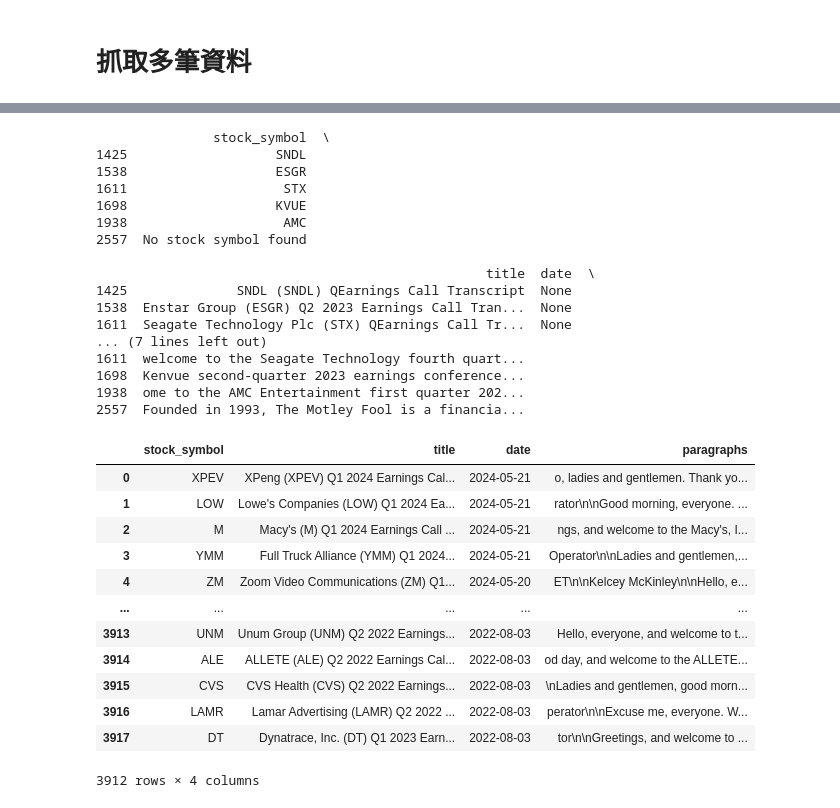
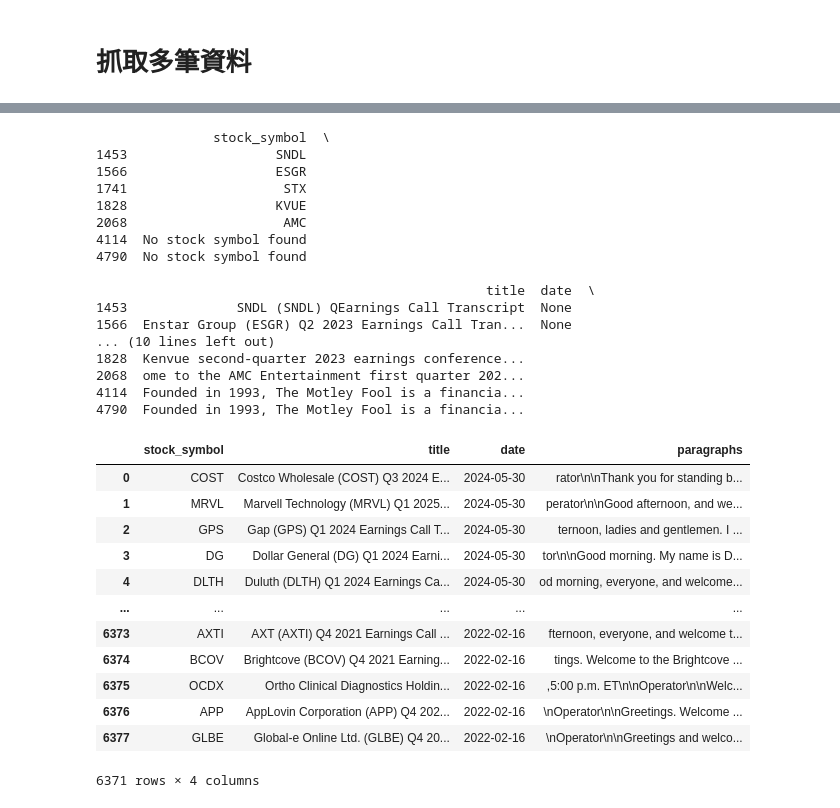
Before and after one commit to WangZiRongPraetorianGuard/earnings-call-predict-stock-price-movement, a Jupyter notebook: data_acquisition.ipynb, the cells around one changed output, grey strips where cells are left out. Drawn from its saved outputs; the diff is of its cells as text; code cells hidden in the pictures.

Commit message:
update data acquisition code

```diff
--- a/data_acquisition.ipynb
+++ b/data_acquisition.ipynb
@@ -317,0 +277,4 @@ df
+# %%
+import pandas as pd
+df = pd.read_csv('scraping_data/0531_no_label_data.csv')
+df
@@ -318,62 +295,66 @@ df
 # %%
 # 嘗試將日期解析為 datetime，如果失敗則設為 NaT
 import pandas as pd
 from datetime import datetime
 
 convert_date_df = df.copy()
 
 # 自定義日期轉換函數
 def convert_date(date_str):
-    try:
-        # 定義日期格式
-        date_obj = datetime.strptime(date_str, "%b %d, %Y")
-        # 轉換為所需格式
-        return date_obj.strftime("%Y-%m-%d")
-    except ValueError:
-        # 返回 None 或其他值以表示轉換失敗
+    if isinstance(date_str, str):
+        try:
+            # 定義日期格式
+            date_obj = datetime.strptime(date_str, "%b %d, %Y")
+            # 轉換為所需格式
+            return date_obj.strftime("%Y-%m-%d")
+        except ValueError:
+            # 返回 None 或其他值以表示轉換失敗
+            return None
+    else:
+        # 返回 None 表示轉換失敗
         return None
 
 # 假設 df 是之前的 DataFrame
 # 轉換日期欄位
 convert_date_df['date'] = convert_date_df['date'].apply(convert_date)
 
 # 檢查是否有轉換失敗的日期
 print(convert_date_df[convert_date_df['date'].isna()])
 
 convert_date_df = convert_date_df.dropna(subset=['date'])
 
 # 顯示處理後的 DataFrame
 convert_date_df
 # %% [output]
                stock_symbol  \
-1425                   SNDL
-1538                   ESGR
-1611                    STX
-1698                   KVUE
-1938                    AMC
-2557  No stock symbol found
+1453                   SNDL
+1566                   ESGR
+1741                    STX
+1828                   KVUE
+2068                    AMC
+4114  No stock symbol found
+4790  No stock symbol found
 
                                                   title  date  \
-1425              SNDL (SNDL) QEarnings Call Transcript  None
-1538  Enstar Group (ESGR) Q2 2023 Earnings Call Tran...  None
-1611  Seagate Technology Plc (STX) QEarnings Call Tr...  None
-... (7 lines left out)
-1611  welcome to the Seagate Technology fourth quart...
-1698  Kenvue second-quarter 2023 earnings conference...
-1938  ome to the AMC Entertainment first quarter 202...
-2557  Founded in 1993, The Motley Fool is a financia...
+1453              SNDL (SNDL) QEarnings Call Transcript  None
+1566  Enstar Group (ESGR) Q2 2023 Earnings Call Tran...  None
+... (10 lines left out)
+1828  Kenvue second-quarter 2023 earnings conference...
+2068  ome to the AMC Entertainment first quarter 202...
+4114  Founded in 1993, The Motley Fool is a financia...
+4790  Founded in 1993, The Motley Fool is a financia...
 |  | stock_symbol | title | date | paragraphs |
-| 0 | XPEV | XPeng (XPEV) Q1 2024 Earnings Cal... | 2024-05-21 | o, ladies and gentlemen. Thank yo... |
-| 1 | LOW | Lowe's Companies (LOW) Q1 2024 Ea... | 2024-05-21 | rator\n\nGood morning, everyone. ... |
-| 2 | M | Macy's (M) Q1 2024 Earnings Call ... | 2024-05-21 | ngs, and welcome to the Macy's, I... |
-| 3 | YMM | Full Truck Alliance (YMM) Q1 2024... | 2024-05-21 | Operator\n\nLadies and gentlemen,... |
-| 4 | ZM | Zoom Video Communications (ZM) Q1... | 2024-05-20 | ET\n\nKelcey McKinley\n\nHello, e... |
+| 0 | COST | Costco Wholesale (COST) Q3 2024 E... | 2024-05-30 | rator\n\nThank you for standing b... |
+| 1 | MRVL | Marvell Technology (MRVL) Q1 2025... | 2024-05-30 | perator\n\nGood afternoon, and we... |
+| 2 | GPS | Gap (GPS) Q1 2024 Earnings Call T... | 2024-05-30 | ternoon, ladies and gentlemen. I ... |
+| 3 | DG | Dollar General (DG) Q1 2024 Earni... | 2024-05-30 | tor\n\nGood morning. My name is D... |
+| 4 | DLTH | Duluth (DLTH) Q1 2024 Earnings Ca... | 2024-05-30 | od morning, everyone, and welcome... |
 | ... | ... | ... | ... | ... |
-| 3913 | UNM | Unum Group (UNM) Q2 2022 Earnings... | 2022-08-03 | Hello, everyone, and welcome to t... |
-| 3914 | ALE | ALLETE (ALE) Q2 2022 Earnings Cal... | 2022-08-03 | od day, and welcome to the ALLETE... |
-| 3915 | CVS | CVS Health (CVS) Q2 2022 Earnings... | 2022-08-03 | \nLadies and gentlemen, good morn... |
-| 3916 | LAMR | Lamar Advertising (LAMR) Q2 2022 ... | 2022-08-03 | perator\n\nExcuse me, everyone. W... |
-| 3917 | DT | Dynatrace, Inc. (DT) Q1 2023 Earn... | 2022-08-03 | tor\n\nGreetings, and welcome to ... |
+| 6373 | AXTI | AXT (AXTI) Q4 2021 Earnings Call ... | 2022-02-16 | fternoon, everyone, and welcome t... |
+| 6374 | BCOV | Brightcove (BCOV) Q4 2021 Earning... | 2022-02-16 | tings. Welcome to the Brightcove ... |
+| 6375 | OCDX | Ortho Clinical Diagnostics Holdin... | 2022-02-16 | ,5:00 p.m. ET\n\nOperator\n\nWelc... |
+| 6376 | APP | AppLovin Corporation (APP) Q4 202... | 2022-02-16 | \nOperator\n\nGreetings. Welcome ... |
+| 6377 | GLBE | Global-e Online Ltd. (GLBE) Q4 20... | 2022-02-16 | \nOperator\n\nGreetings and welco... |
-3912 rows × 4 columns
+6371 rows × 4 columns
 # %%
 #convert_date_df.iloc[366]
```
Also changed, not shown: parts of 6 cells of this notebook, 5 other files.
